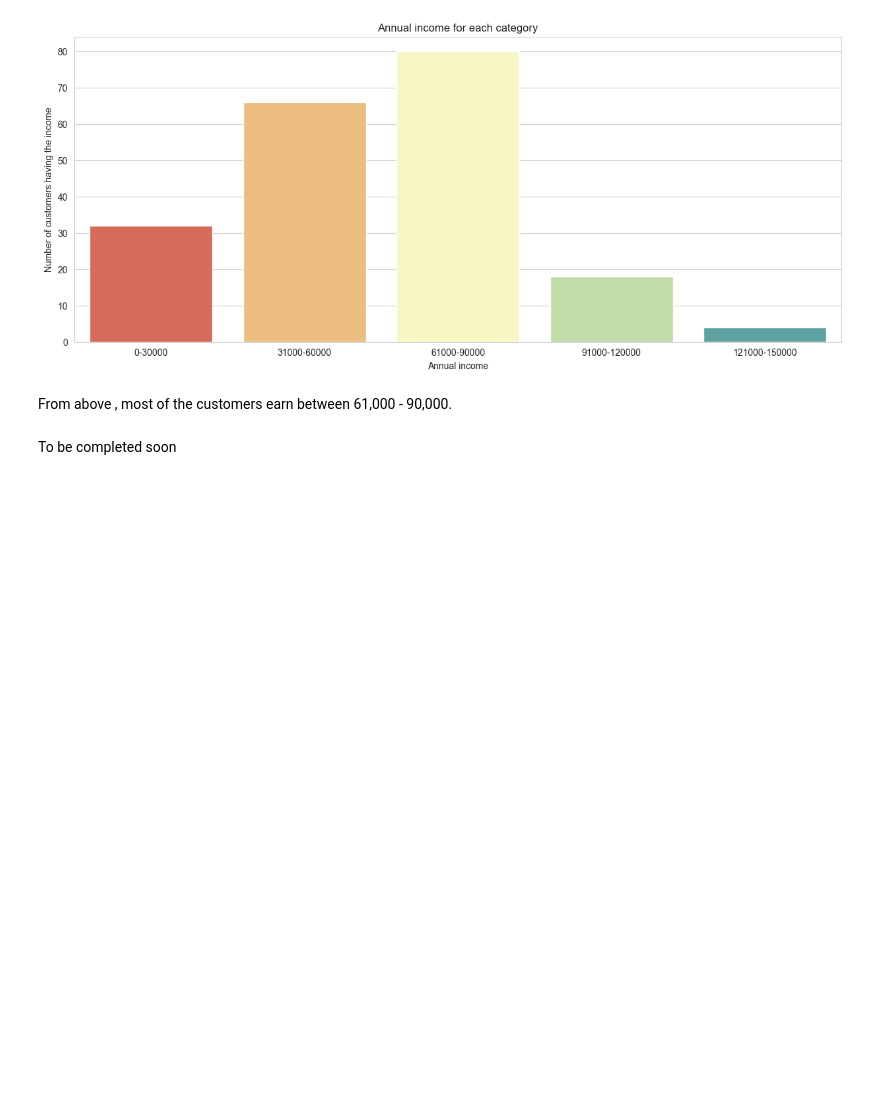
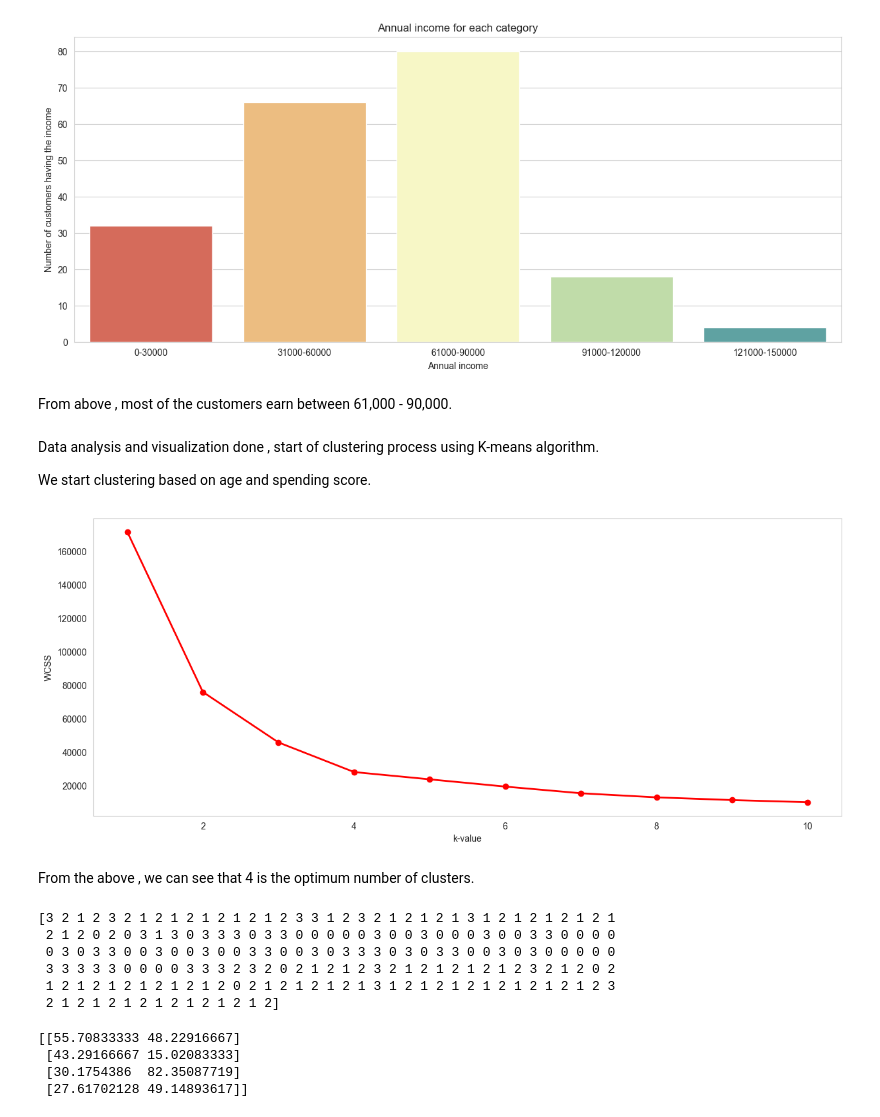
Before and after one commit to anzykenya/Customer-Segmenation, a Jupyter notebook: MallSegmentation.ipynb, the cells around one changed output. Saved outputs shown, nothing was run; the diff lists cells and outputs as text; code cells hidden in the pictures; blank space fills up the shorter version.

Commit message:
K-means point

```diff
--- a/MallSegmentation.ipynb
+++ b/MallSegmentation.ipynb
@@ -220,5 +220,50 @@ plt.show()
 [figure]
 # %% [markdown]
 From above , most of the customers earn between 61,000 - 90,000.
-# %% [markdown]
-To be completed soon
+# %% [markdown]
+Data analysis and visualization done , start of clustering process using K-means algorithm.
+
+We start clustering based on age and spending score.
+# %%
+x1 = df.loc[: , ["Age" , "Spending Score (1-100)"]].values
+
+from sklearn.cluster import KMeans
+wcss = []
+for k in range(1,11):
+    kmeans = KMeans(n_clusters = k , init = "k-means++")
+    kmeans.fit(x1)
+    wcss.append(kmeans.inertia_)
+
+plt.figure(figsize = (15,6))
+plt.grid()
+plt.plot(range(1,11),wcss,linewidth = 2 , color = 'red' ,marker = "o")
+plt.xlabel("k-value")
+plt.ylabel("WCSS")
+plt.show()
+# %% [output]
+[figure, added]
+# %% [markdown]
+From the above , we can see that 4 is the optimum number of clusters.
+# %%
+#initialize the class object
+kmeans = KMeans(n_clusters=4)
+
+#predict the labels of clusters
+label = kmeans.fit_predict(x1)
+
+print(label)
+# %% [output]
+[3 2 1 2 3 2 1 2 1 2 1 2 1 2 1 2 3 3 1 2 3 2 1 2 1 2 1 3 1 2 1 2 1 2 1 2 1
+ 2 1 2 0 2 0 3 1 3 0 3 3 3 0 3 3 0 0 0 0 0 3 0 0 3 0 0 0 3 0 0 3 3 0 0 0 0
+ 0 3 0 3 3 0 0 3 0 0 3 0 0 3 3 0 0 3 0 3 3 3 0 3 0 3 3 0 0 3 0 3 0 0 0 0 0
+ 3 3 3 3 3 0 0 0 0 3 3 3 2 3 2 0 2 1 2 1 2 3 2 1 2 1 2 1 2 1 2 3 2 1 2 0 2
+ 1 2 1 2 1 2 1 2 1 2 1 2 0 2 1 2 1 2 1 2 1 3 1 2 1 2 1 2 1 2 1 2 1 2 1 2 3
+ 2 1 2 1 2 1 2 1 2 1 2 1 2 1 2]
+# %%
+#check centroids
+print(kmeans.cluster_centers_)
+# %% [output]
+[[55.70833333 48.22916667]
+ [43.29166667 15.02083333]
+ [30.1754386  82.35087719]
+ [27.61702128 49.14893617]]
```
Also changed, not shown: parts of 3 cells of this notebook.
